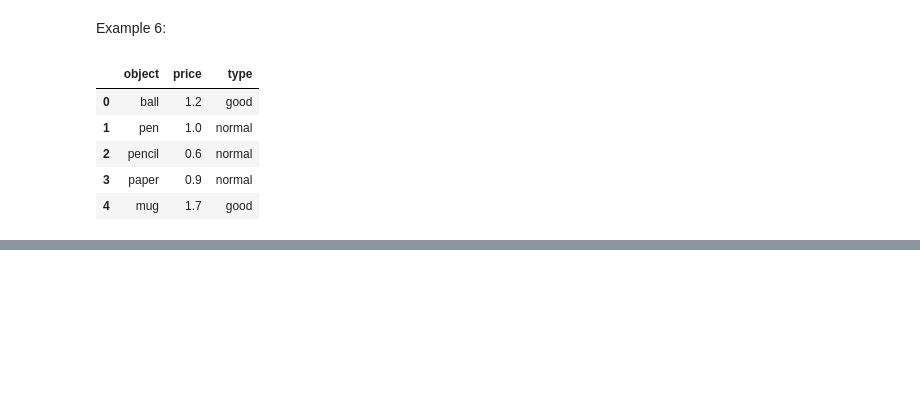
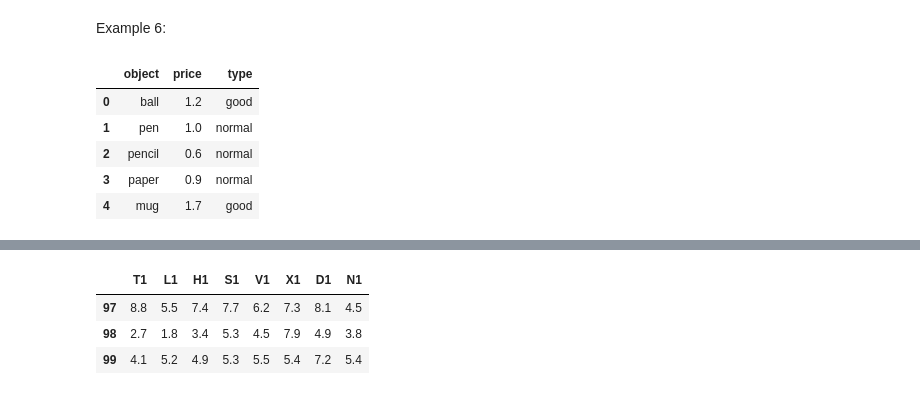
Before and after one commit to quangkhai4078/phantichdulieu, a Jupyter notebook: Lab01.ipynb, the cells around one changed output, grey strips where cells are left out. Cells and saved outputs as stored; diff of their text form; code cells hidden in the pictures; blank space fills up the shorter version.

```diff
--- a/Lab01.ipynb
+++ b/Lab01.ipynb
@@ -150,0 +194,7 @@ frame2
+# %%
+dulieuxettuyenKI.tail(3)
+# %% [output]
+|  | T1 | L1 | H1 | S1 | V1 | X1 | D1 | N1 |
+| 97 | 8.8 | 5.5 | 7.4 | 7.7 | 6.2 | 7.3 | 8.1 | 4.5 |
+| 98 | 2.7 | 1.8 | 3.4 | 5.3 | 4.5 | 7.9 | 4.9 | 3.8 |
+| 99 | 4.1 | 5.2 | 4.9 | 5.3 | 5.5 | 5.4 | 7.2 | 5.4 |
```
Also changed, not shown: parts of 25 cells of this notebook.
